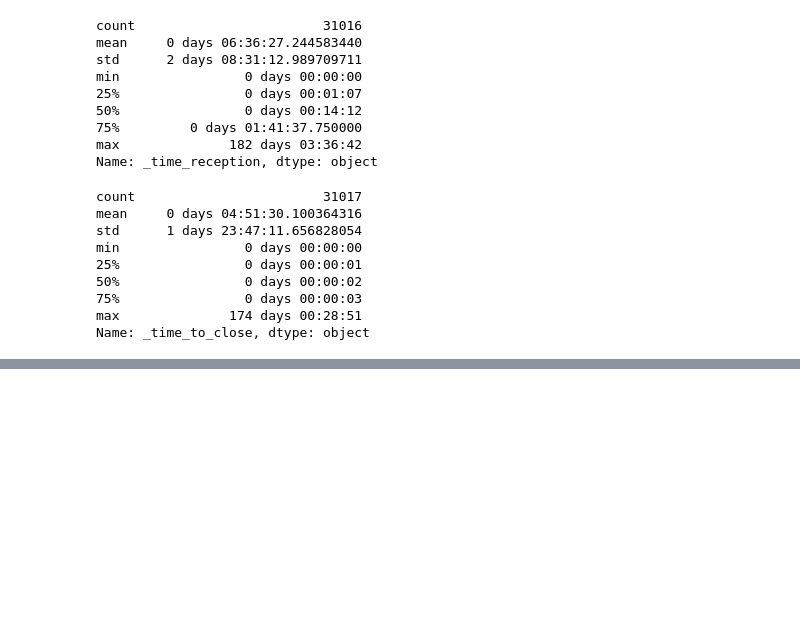
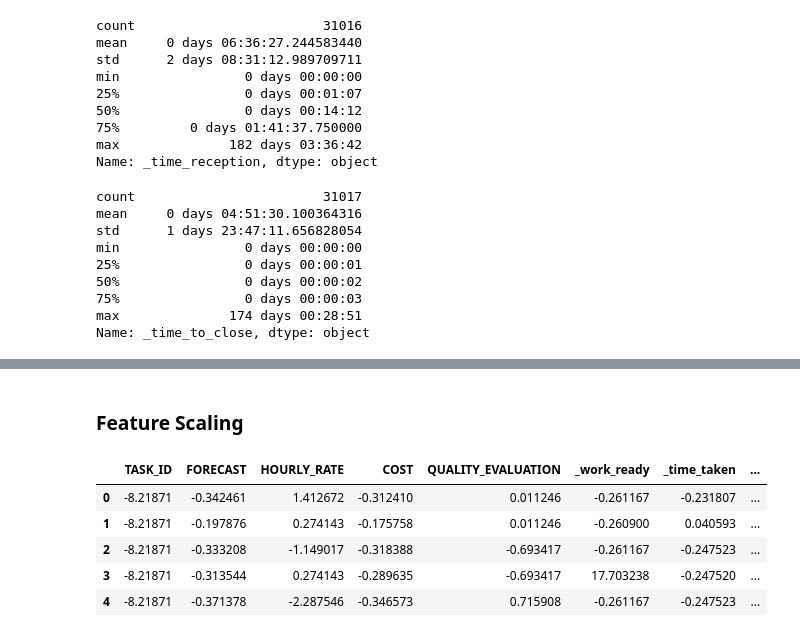
Before and after one commit to tomiock/TARS, a Jupyter notebook: notebooks/data_enhanced.ipynb, the cells around one changed output, grey strips where cells are left out. Saved outputs shown, nothing was run; the diff lists cells and outputs as text; code cells hidden in the pictures; blank space fills up the shorter version.

```diff
--- a/notebooks/data_enhanced.ipynb
+++ b/notebooks/data_enhanced.ipynb
@@ -141,0 +146,21 @@ df.to_csv("../data/data_enhanced.csv", decimal=".")
+# %% [markdown]
+### Feature Scaling
+# %%
+from sklearn import preprocessing
+
+scaler = preprocessing.StandardScaler()
+
+df_numeric = df.select_dtypes(include=[np.number])
+df_scaled = df_numeric.copy()
+
+
+df_scaled = scaler.fit_transform(df_scaled)
+df_scaled = pd.DataFrame(df_scaled, columns=df_numeric.columns)
+df_scaled.head()
+# %% [output]
+|  | TASK_ID | FORECAST | HOURLY_RATE | COST | QUALITY_EVALUATION | _work_ready | _time_taken | ... |
+| 0 | -8.21871 | -0.342461 | 1.412672 | -0.312410 | 0.011246 | -0.261167 | -0.231807 | ... |
+| 1 | -8.21871 | -0.197876 | 0.274143 | -0.175758 | 0.011246 | -0.260900 | 0.040593 | ... |
+| 2 | -8.21871 | -0.333208 | -1.149017 | -0.318388 | -0.693417 | -0.261167 | -0.247523 | ... |
+| 3 | -8.21871 | -0.313544 | 0.274143 | -0.289635 | -0.693417 | 17.703238 | -0.247520 | ... |
+| 4 | -8.21871 | -0.371378 | -2.287546 | -0.346573 | 0.715908 | -0.261167 | -0.247523 | ... |
```
Also changed, not shown: parts of 20 cells of this notebook, 1 other file.
